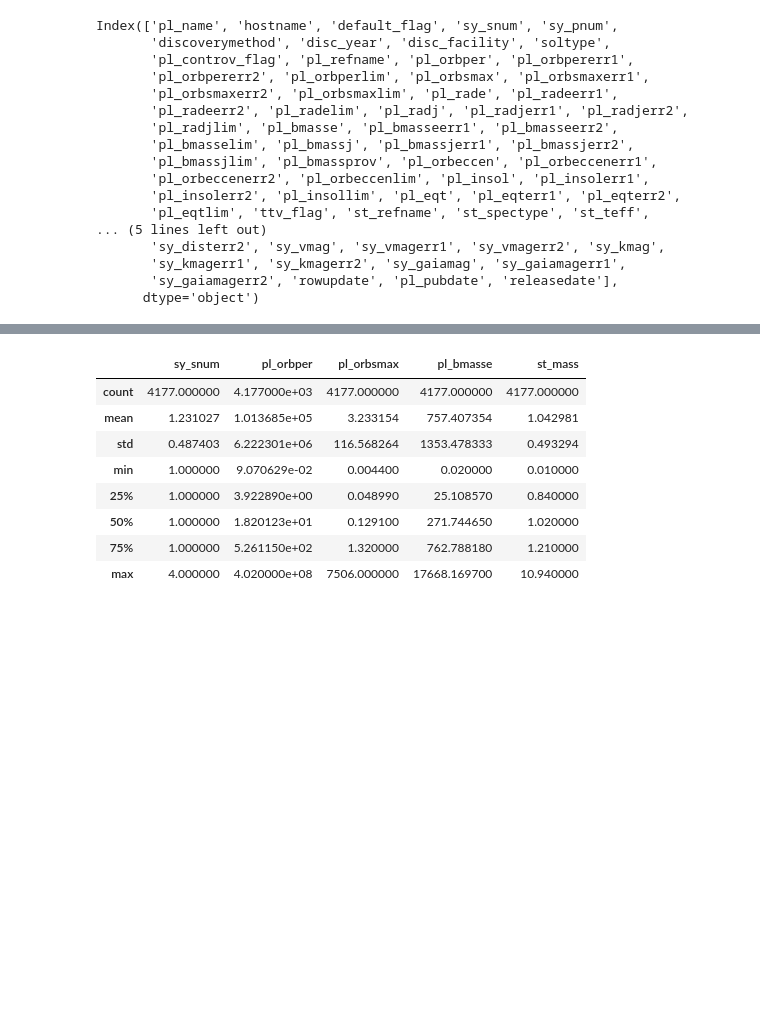
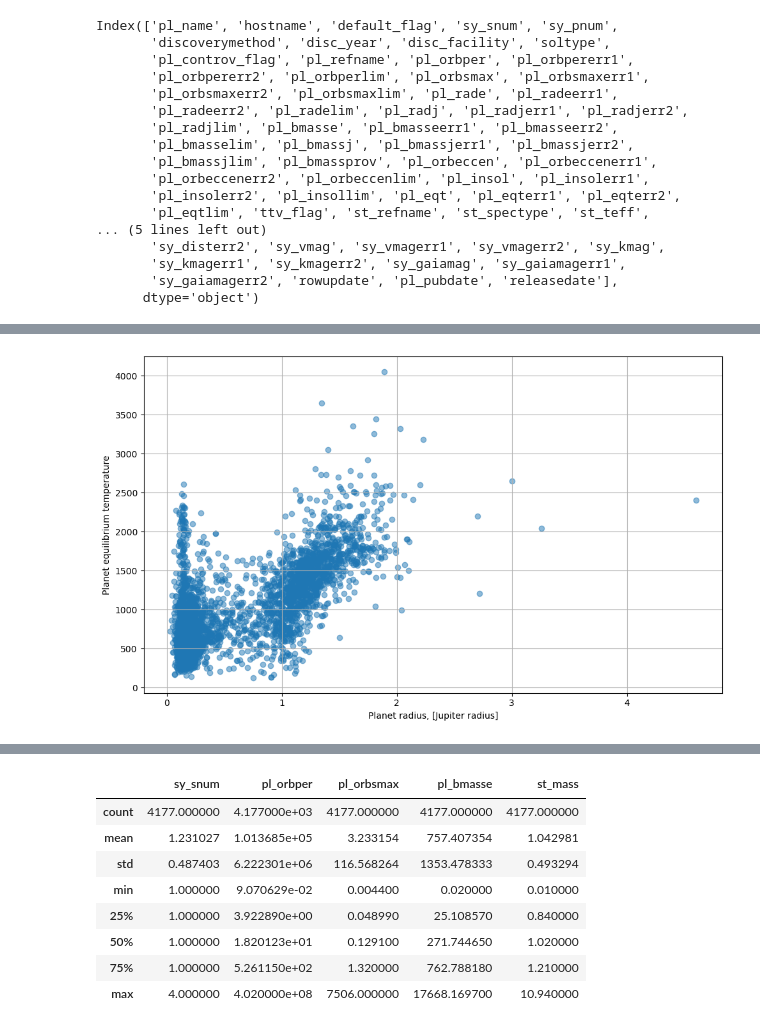
Before and after one commit to 314sirius/ML-examples, a Jupyter notebook: Example3/Exoplanets.ipynb, the cells around one changed output, grey strips where cells are left out. Drawn from its saved outputs; the diff is of its cells as text; code cells hidden in the pictures; blank space fills up the shorter version.

```diff
--- a/Example3/Exoplanets.ipynb
+++ b/Example3/Exoplanets.ipynb
@@ -72,0 +173,19 @@ Index(['pl_name', 'hostname', 'default_flag', 'sy_snum', 'sy_pnum',
+# %%
+plt.figure(figsize=(10, 6))
+plt.scatter(y=floats_main['pl_eqt'], x=floats_main['pl_radj'], alpha=0.5)
+plt.ylabel("Planet equilibrium temperature")
+plt.xlabel("Planet radius, [Jupiter radius]")
+#plt.title('Scatter Plot of Orbital Period vs Semi-Major Axis')
+
+#plt.legend(title='Planet Mass (Earth Masses)', scatterpoints=1, loc='upper left', fontsize=8,
+#           labelspacing=1.5, title_fontsize=10, handlelength=2, handletextpad=2, markerscale=0.5, fancybox=True)
+
+#plt.xscale('log')
+#plt.yscale('log')
+
+plt.grid(True)
+#plt.legend()
+plt.tight_layout()
+plt.show()
+# %% [output]
+[figure, added]
```
Also changed, not shown: parts of 28 cells of this notebook.
